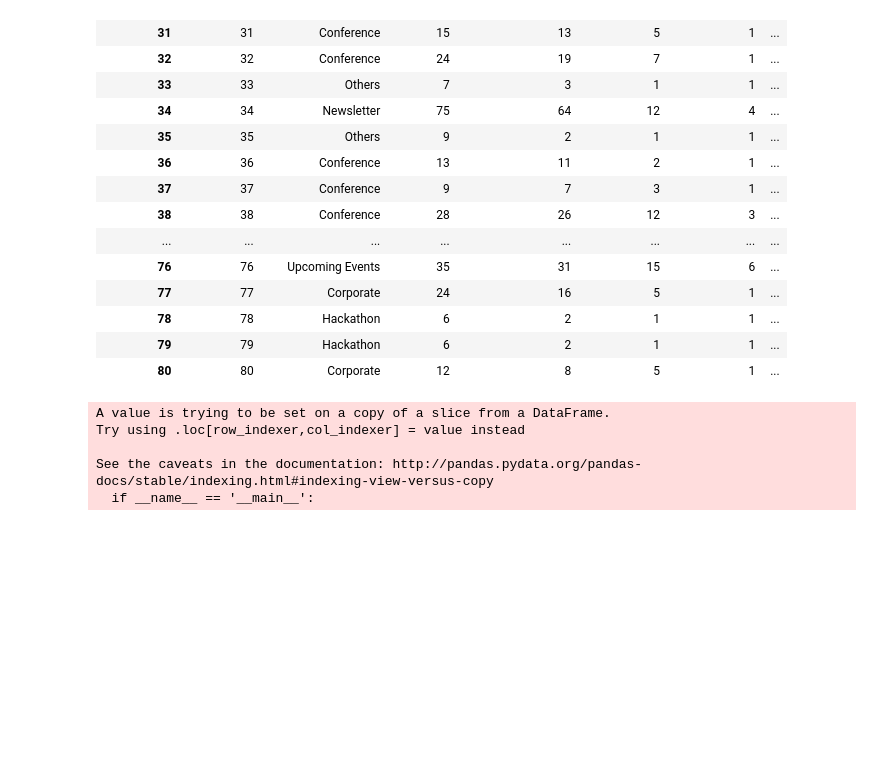
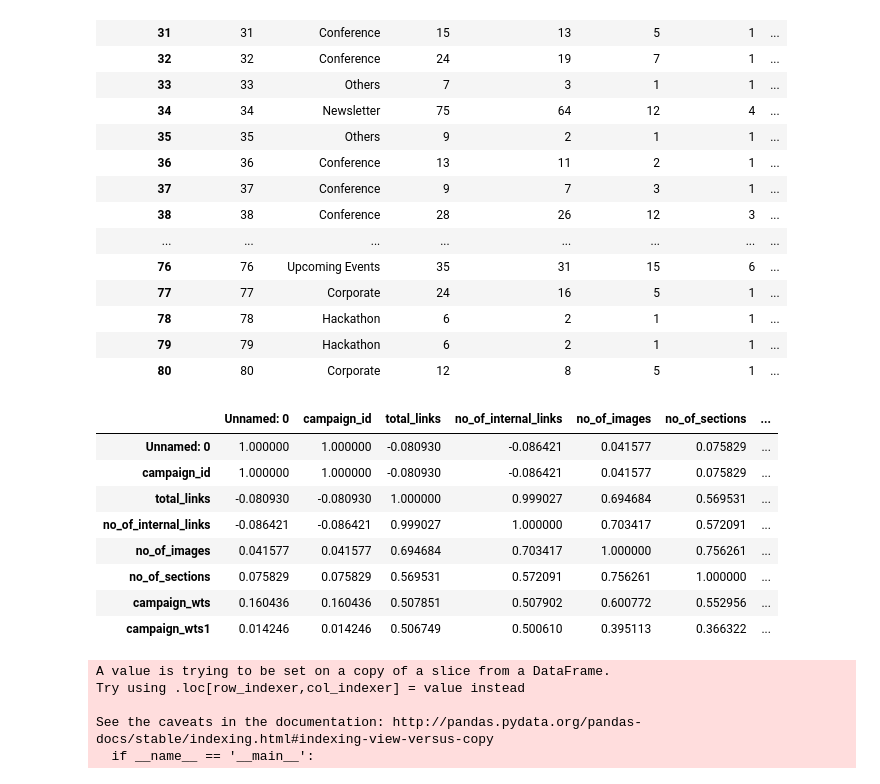
Before and after one commit to BabaCafe/Click-Prediction-AV-Hackathon, a Jupyter notebook: Click.ipynb, the cells around one changed output. Cells and saved outputs as stored; diff of their text form; code cells hidden in the pictures; blank space fills up the shorter version.

```diff
--- a/Click.ipynb
+++ b/Click.ipynb
@@ -384,6 +384,18 @@ def freq_dist(feature,n):
 C_cid=freq_dist(C_cid,6)
 # %%
 camp_train=camp[0:26]
+# %%
+camp.corr()
+# %% [output]
+|  | Unnamed: 0 | campaign_id | total_links | no_of_internal_links | no_of_images | no_of_sections | ... |
+| Unnamed: 0 | 1.000000 | 1.000000 | -0.080930 | -0.086421 | 0.041577 | 0.075829 | ... |
+| campaign_id | 1.000000 | 1.000000 | -0.080930 | -0.086421 | 0.041577 | 0.075829 | ... |
+| total_links | -0.080930 | -0.080930 | 1.000000 | 0.999027 | 0.694684 | 0.569531 | ... |
+| no_of_internal_links | -0.086421 | -0.086421 | 0.999027 | 1.000000 | 0.703417 | 0.572091 | ... |
+| no_of_images | 0.041577 | 0.041577 | 0.694684 | 0.703417 | 1.000000 | 0.756261 | ... |
+| no_of_sections | 0.075829 | 0.075829 | 0.569531 | 0.572091 | 0.756261 | 1.000000 | ... |
+| campaign_wts | 0.160436 | 0.160436 | 0.507851 | 0.507902 | 0.600772 | 0.552956 | ... |
+| campaign_wts1 | 0.014246 | 0.014246 | 0.506749 | 0.500610 | 0.395113 | 0.366322 | ... |
 # %%
 camp['images']=pd.qcut(camp['no_of_images'],3)
 # %%
```
